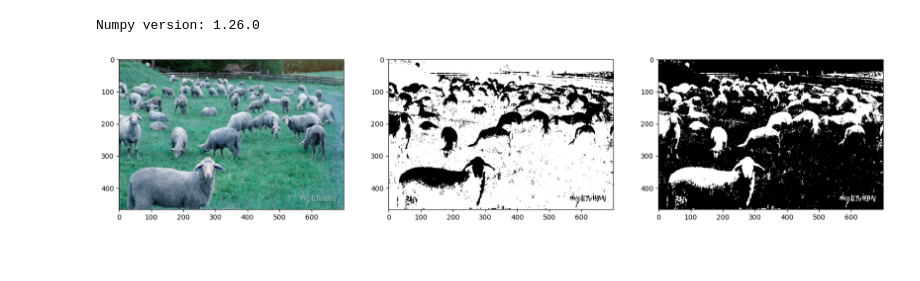
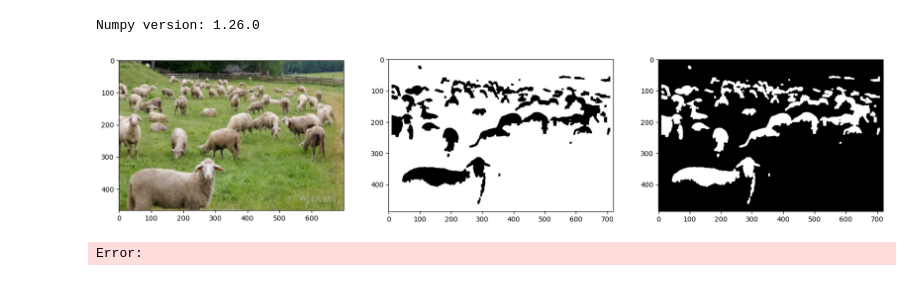
Before and after one commit to tomast1337/Image-Processing, a Jupyter notebook: aula14.ipynb, the cells around one changed output. Cells and saved outputs as stored; diff of their text form; code cells hidden in the pictures; blank space fills up the shorter version.

```diff
--- a/aula14.ipynb
+++ b/aula14.ipynb
@@ -11,24 +11,77 @@ OpenCV version: 4.8.1
 Numpy version: 1.26.0
 # %%
 image = cv2.imread("./imgs/sheep heard.jpg")
+image = cv2.cvtColor(image, cv2.COLOR_BGR2RGB)
+# apply a gaussian blur to the image
+image = cv2.GaussianBlur(image, (5, 5), 0)
+
 # Convert to B and W only img with a threshold of 127
-bw = cv2.threshold(image, 110, 255, cv2.THRESH_BINARY)[1]
+bw = cv2.threshold(image, 115, 255, cv2.THRESH_BINARY)[1]
+
+# add a border to the image
+bw = cv2.copyMakeBorder(bw, 10, 10, 10, 10, cv2.BORDER_CONSTANT, value=[0, 0, 0])
+
 bw = cv2.cvtColor(bw, cv2.COLOR_BGR2GRAY)
 # invert the image
 bw = cv2.bitwise_not(bw)
 # convert to 0 and 1 values
 bw[bw > 0] = 1
 
 # remove noise from the black and white image
 kernel = np.ones((5,5),np.uint8)
-#bw = cv2.morphologyEx(bw, cv2.MORPH_OPEN, kernel)
+bw = cv2.morphologyEx(bw, cv2.MORPH_CLOSE, kernel)
+
+# add a white border to the image
 
 bw_inverted = cv2.bitwise_not(bw)
 
 fig, ax = plt.subplots(1, 3, figsize=(20, 10))
 ax[0].imshow(image)
 ax[1].imshow(bw, cmap="gray")
 ax[2].imshow(bw_inverted, cmap="gray")
 plt.show()
 # %% [output]
-[figure, old version]
+[figure, new version]
+# %%
+# extract the connected components from the image
+def fill_space(img, i, j, img_copy):
+    for k in range(4):
+        img[i, j] = 255
+        if img_copy[i, j-1] == 0:
+            j -= 1
+        elif img_copy[i-1, j] == 0:
+            i -= 1
+        elif img_copy[i, j+1] == 0:
+            j += 1
+        elif img_copy[i+1, j] == 0:
+            i += 1
+        else:
+            break
+
+        if i < 0 or j < 0 or i >= img.shape[0] or j >= img.shape[1]:
+            break
+
+    return img
+
+def get_connected_components(img):
+    elements = []
+    img_copy = img.copy()
+    for i in range(img.shape[0]):
+        for j in range(img.shape[1]):
+            # if the pixel is black, then it is a new element
+            if img_copy[i, j] == 0:
+                # create a new element
+                element = np.zeros(img.shape, dtype=np.uint8)
+                # flood fill the element
+                element = fill_space(element, i, j, img_copy)
+                # remove the element from the image
+                img_copy = cv2.bitwise_and(img_copy, cv2.bitwise_not(element))
+                # add the element to the list
+                elements.append(element)
+
+    return elements
+
+elements = get_connected_components(bw)
+print(f"Found {len(elements)} elements")
+# %% [output]
+Error:
```
Also changed, not shown: 3 other files.
